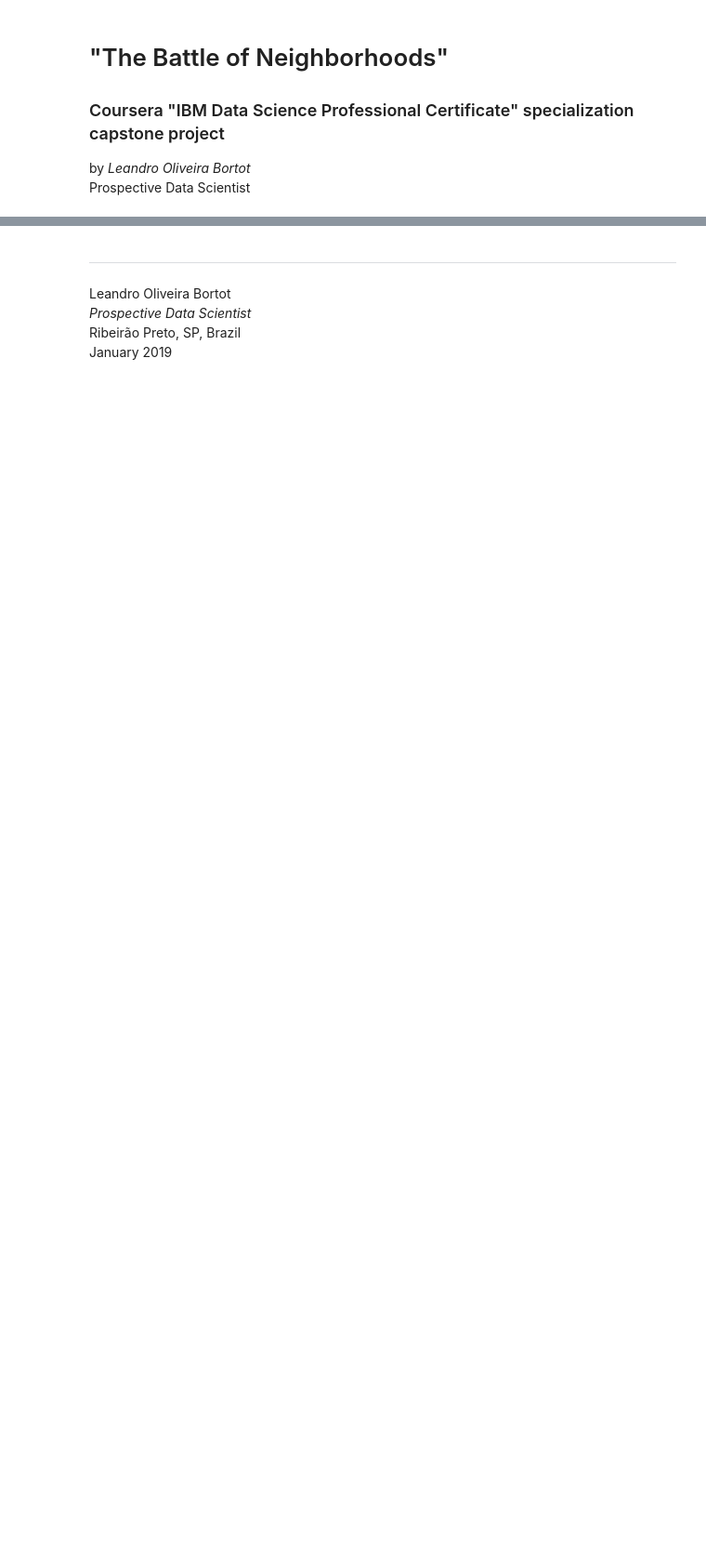
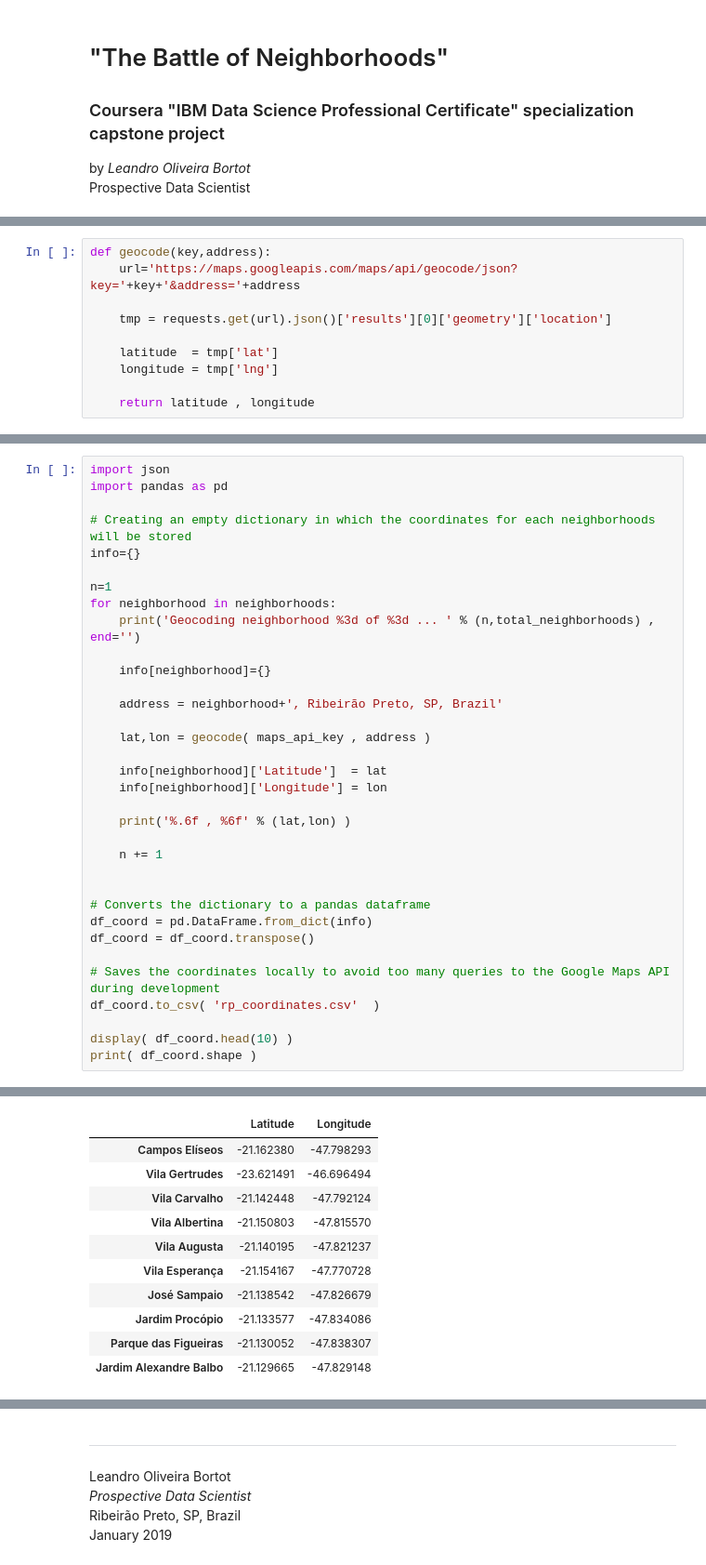
Before and after one commit to claudioferrao/Coursera_Capstone-2, a Jupyter notebook: Final_Project.ipynb, the cells around one changed output, grey strips where cells are left out. Shown: that part at 93% size. Drawn from its saved outputs; the diff is of its cells as text; blank space fills up the shorter version.

```diff
--- a/Final_Project.ipynb
+++ b/Final_Project.ipynb
@@ -68,0 +133,10 @@ https://www.ribeiraopreto.sp.gov.br/splan/mapas/loteamento/i28urban-loteamento.p
+# %%
+def geocode(key,address):
+    url='https://maps.googleapis.com/maps/api/geocode/json?key='+key+'&address='+address
+
+    tmp = requests.get(url).json()['results'][0]['geometry']['location']
+
+    latitude  = tmp['lat']
+    longitude = tmp['lng']
+
+    return latitude , longitude
@@ -68,0 +147,35 @@ https://www.ribeiraopreto.sp.gov.br/splan/mapas/loteamento/i28urban-loteamento.p
+# %%
+import json
+import pandas as pd
+
+# Creating an empty dictionary in which the coordinates for each neighborhoods will be stored
+info={}
+
+n=1
+for neighborhood in neighborhoods:
+    print('Geocoding neighborhood %3d of %3d ... ' % (n,total_neighborhoods) , end='')
+
+    info[neighborhood]={}
+
+    address = neighborhood+', Ribeirão Preto, SP, Brazil'
+
+    lat,lon = geocode( maps_api_key , address )
+
+    info[neighborhood]['Latitude']  = lat
+    info[neighborhood]['Longitude'] = lon
+
+    print('%.6f , %6f' % (lat,lon) )
+
+    n += 1
+
+
+# Converts the dictionary to a pandas dataframe
+df_coord = pd.DataFrame.from_dict(info)
+df_coord = df_coord.transpose()
+
+# Saves the coordinates locally to avoid too many queries to the Google Maps API during development
+df_coord.to_csv( 'rp_coordinates.csv'  )
+
+display( df_coord.head(10) )
+print( df_coord.shape )
+# %% [output]
@@ -68,0 +199,11 @@ https://www.ribeiraopreto.sp.gov.br/splan/mapas/loteamento/i28urban-loteamento.p
+|  | Latitude | Longitude |
+| Campos Elíseos | -21.162380 | -47.798293 |
+| Vila Gertrudes | -23.621491 | -46.696494 |
+| Vila Carvalho | -21.142448 | -47.792124 |
+| Vila Albertina | -21.150803 | -47.815570 |
+| Vila Augusta | -21.140195 | -47.821237 |
+| Vila Esperança | -21.154167 | -47.770728 |
+| José Sampaio | -21.138542 | -47.826679 |
+| Jardim Procópio | -21.133577 | -47.834086 |
+| Parque das Figueiras | -21.130052 | -47.838307 |
+| Jardim Alexandre Balbo | -21.129665 | -47.829148 |
```
Also changed, not shown: parts of 53 cells of this notebook.
